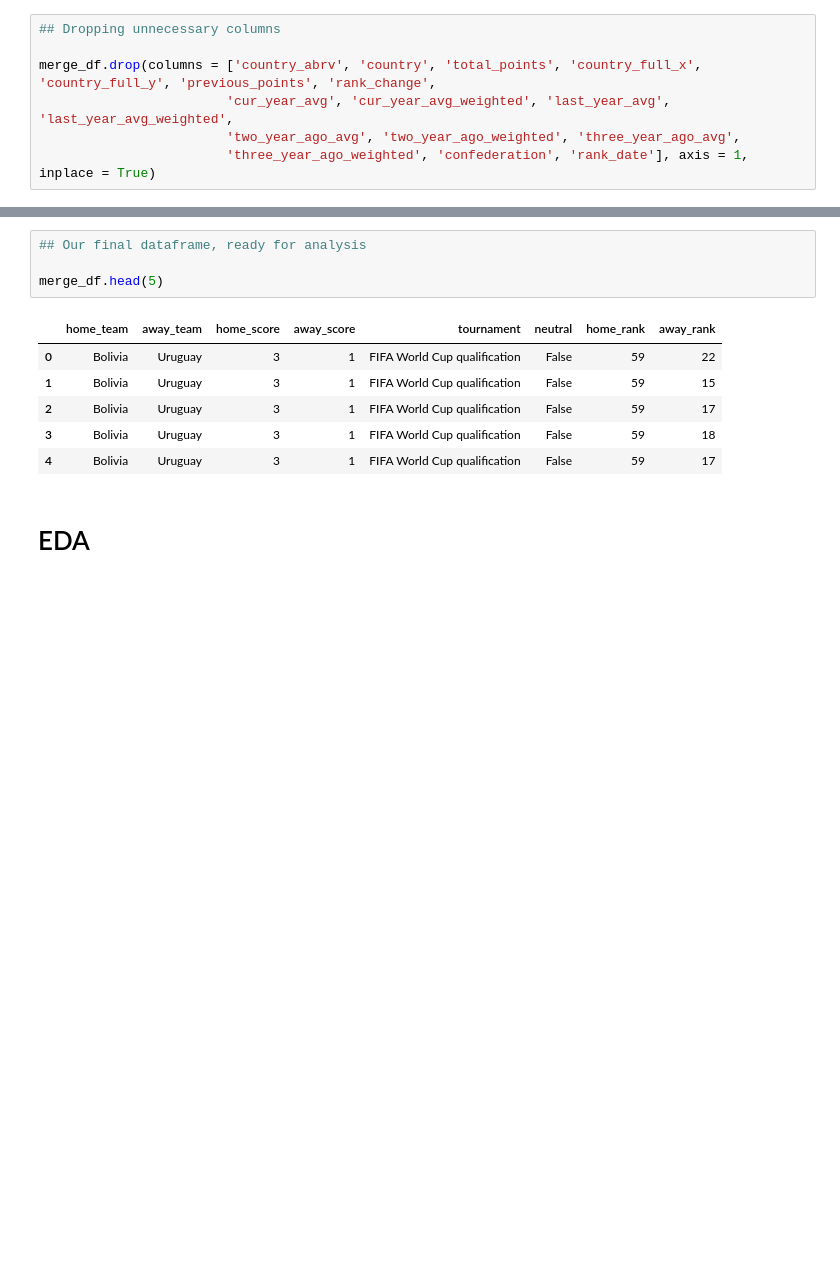
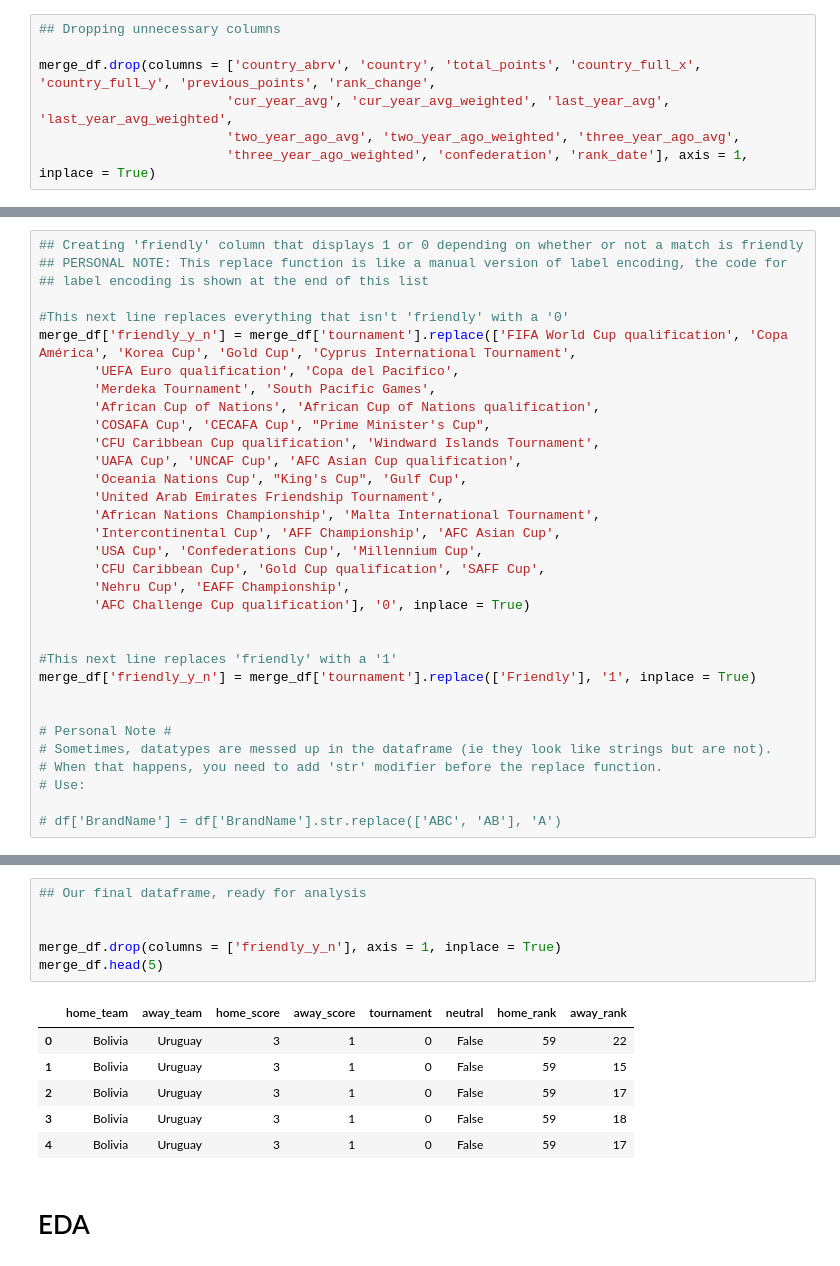
Before and after one commit to markmaloba/DSCORE-Week-6-Independent-Project, a Jupyter notebook: DSCore_W6_IP_Mark_Maloba.ipynb, the cells around one changed output, grey strips where cells are left out. Saved outputs shown, nothing was run; the diff lists cells and outputs as text; blank space fills up the shorter version.

```diff
--- a/DSCore_W6_IP_Mark_Maloba.ipynb
+++ b/DSCore_W6_IP_Mark_Maloba.ipynb
@@ -228,0 +267,33 @@ merge_df.drop(columns = ['country_abrv', 'country', 'total_points', 'country_ful
+# %%
+## Creating 'friendly' column that displays 1 or 0 depending on whether or not a match is friendly
+## PERSONAL NOTE: This replace function is like a manual version of label encoding, the code for
+## label encoding is shown at the end of this list
+
+#This next line replaces everything that isn't 'friendly' with a '0'
+merge_df['friendly_y_n'] = merge_df['tournament'].replace(['FIFA World Cup qualification', 'Copa América', 'Korea Cup', 'Gold Cup', 'Cyprus International Tournament',
+       'UEFA Euro qualification', 'Copa del Pacífico',
+       'Merdeka Tournament', 'South Pacific Games',
+       'African Cup of Nations', 'African Cup of Nations qualification',
+       'COSAFA Cup', 'CECAFA Cup', "Prime Minister's Cup",
+       'CFU Caribbean Cup qualification', 'Windward Islands Tournament',
+       'UAFA Cup', 'UNCAF Cup', 'AFC Asian Cup qualification',
+       'Oceania Nations Cup', "King's Cup", 'Gulf Cup',
+       'United Arab Emirates Friendship Tournament',
+       'African Nations Championship', 'Malta International Tournament',
+       'Intercontinental Cup', 'AFF Championship', 'AFC Asian Cup',
+       'USA Cup', 'Confederations Cup', 'Millennium Cup',
+       'CFU Caribbean Cup', 'Gold Cup qualification', 'SAFF Cup',
+       'Nehru Cup', 'EAFF Championship',
+       'AFC Challenge Cup qualification'], '0', inplace = True)
+
+
+#This next line replaces 'friendly' with a '1'
+merge_df['friendly_y_n'] = merge_df['tournament'].replace(['Friendly'], '1', inplace = True)
+
+
+# Personal Note #
+# Sometimes, datatypes are messed up in the dataframe (ie they look like strings but are not).
+# When that happens, you need to add 'str' modifier before the replace function.
+# Use:
+
+# df['BrandName'] = df['BrandName'].str.replace(['ABC', 'AB'], 'A')
@@ -229,14 +322,16 @@ merge_df.drop(columns = ['country_abrv', 'country', 'total_points', 'country_ful
 # %%
 ## Our final dataframe, ready for analysis
 
+
+merge_df.drop(columns = ['friendly_y_n'], axis = 1, inplace = True)
 merge_df.head(5)
 # %% [output]
 |  | home_team | away_team | home_score | away_score | tournament | neutral | home_rank | away_rank |
-| 0 | Bolivia | Uruguay | 3 | 1 | FIFA World Cup qualification | False | 59 | 22 |
-| 1 | Bolivia | Uruguay | 3 | 1 | FIFA World Cup qualification | False | 59 | 15 |
-| 2 | Bolivia | Uruguay | 3 | 1 | FIFA World Cup qualification | False | 59 | 17 |
-| 3 | Bolivia | Uruguay | 3 | 1 | FIFA World Cup qualification | False | 59 | 18 |
-| 4 | Bolivia | Uruguay | 3 | 1 | FIFA World Cup qualification | False | 59 | 17 |
+| 0 | Bolivia | Uruguay | 3 | 1 | 0 | False | 59 | 22 |
+| 1 | Bolivia | Uruguay | 3 | 1 | 0 | False | 59 | 15 |
+| 2 | Bolivia | Uruguay | 3 | 1 | 0 | False | 59 | 17 |
+| 3 | Bolivia | Uruguay | 3 | 1 | 0 | False | 59 | 18 |
+| 4 | Bolivia | Uruguay | 3 | 1 | 0 | False | 59 | 17 |
 # %% [markdown]
 # EDA
 # %%
```
Also changed, not shown: parts of 11 cells of this notebook.
